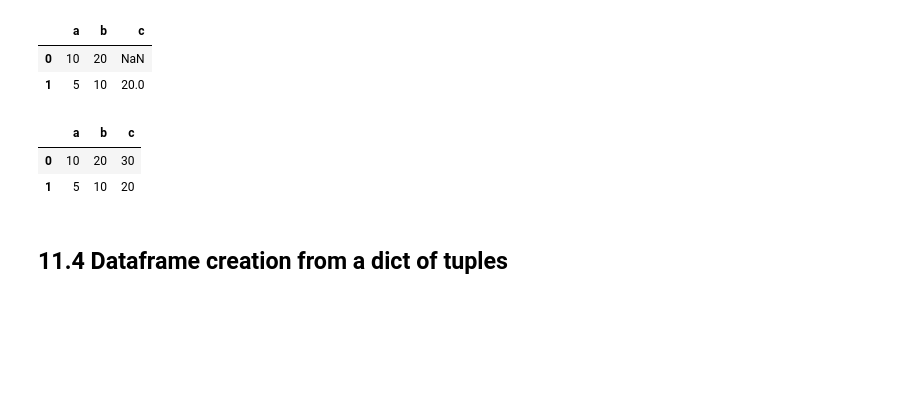
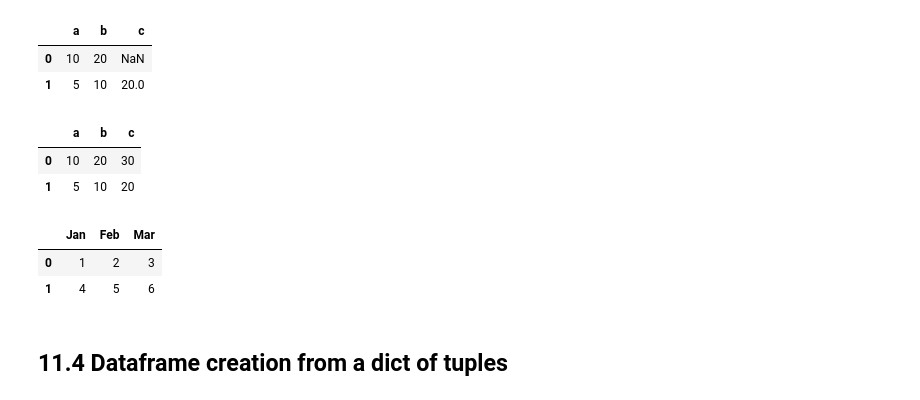
Before and after one commit to zlwym/Week1-Intro-to-Python, a Jupyter notebook: Introduction_to_Python.ipynb, the cells around one changed output. Saved outputs shown, nothing was run; the diff lists cells and outputs as text; code cells hidden in the pictures; blank space fills up the shorter version.

```diff
--- a/Introduction_to_Python.ipynb
+++ b/Introduction_to_Python.ipynb
@@ -1282,6 +1410,16 @@ pd.DataFrame(data)
 |  | a | b | c |
 | 0 | 10 | 20 | 30 |
 | 1 | 5 | 10 | 20 |
+# %%
+#added example
+#Create a dataframe from a list of dictionaries
+
+data = [{'Jan':1, 'Feb':2, 'Mar':3}, {'Jan':4, 'Feb':5, 'Mar':6}] #create a list of dicts
+pd.DataFrame(data)  #turn the list of dicts into a dataframe
+# %% [output]
+|  | Jan | Feb | Mar |
+| 0 | 1 | 2 | 3 |
+| 1 | 4 | 5 | 6 |
 # %% [markdown]
 ## 11.4 Dataframe creation from a dict of tuples
 # %% [markdown]
```
Also changed, not shown: parts of 22 cells of this notebook.
